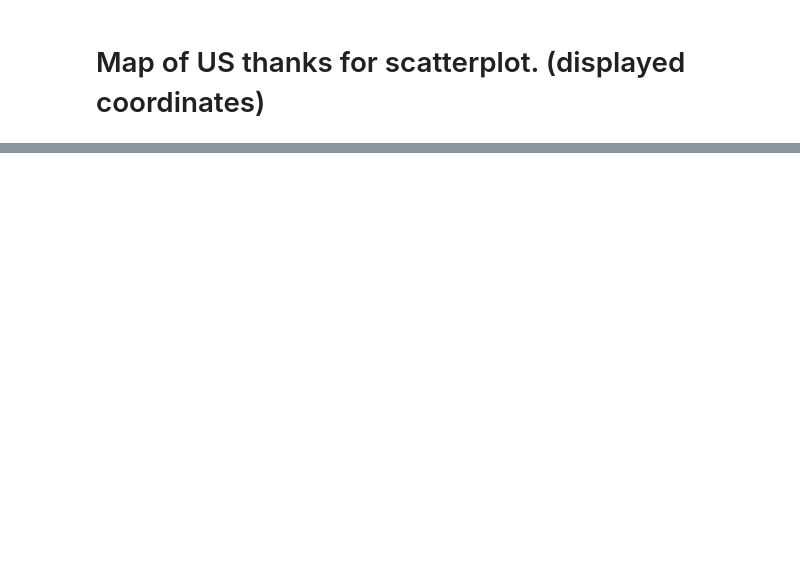
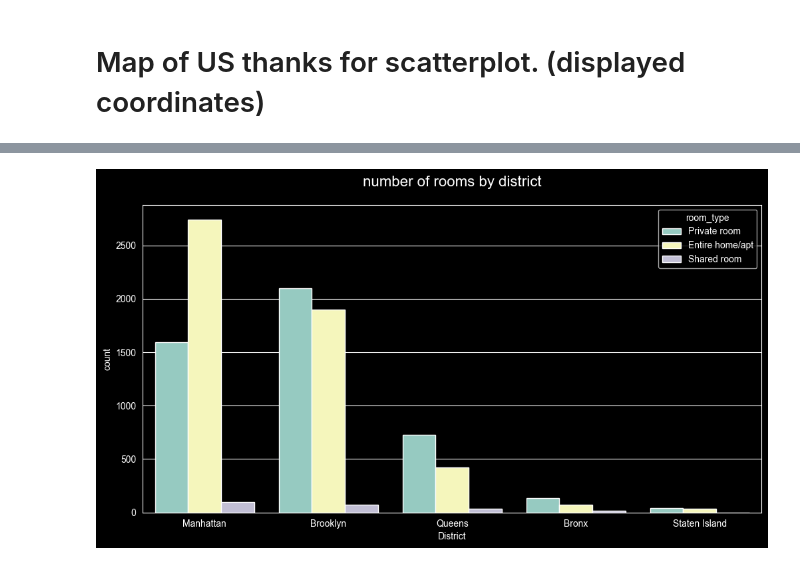
Before and after one commit to ck0002/airbnb_group, a Jupyter notebook: AirBnb.ipynb, the cells around one changed output, grey strips where cells are left out. Cells and saved outputs as stored; diff of their text form; code cells hidden in the pictures; blank space fills up the shorter version.

```diff
--- a/AirBnb.ipynb
+++ b/AirBnb.ipynb
@@ -182,0 +293,16 @@ plt.show()
+# %%
+plt.figure(figsize=(12, 6))
+
+district_order = airbnb['District'].value_counts().index
+
+sns.countplot(
+    data=airbnb,
+    x='District',
+    hue='room_type',
+    order=district_order
+)
+
+plt.title('number of rooms by district', fontsize=16, pad=20)
+plt.show()
+# %% [output]
+[figure, added]
```
Also changed, not shown: parts of 18 cells of this notebook.
